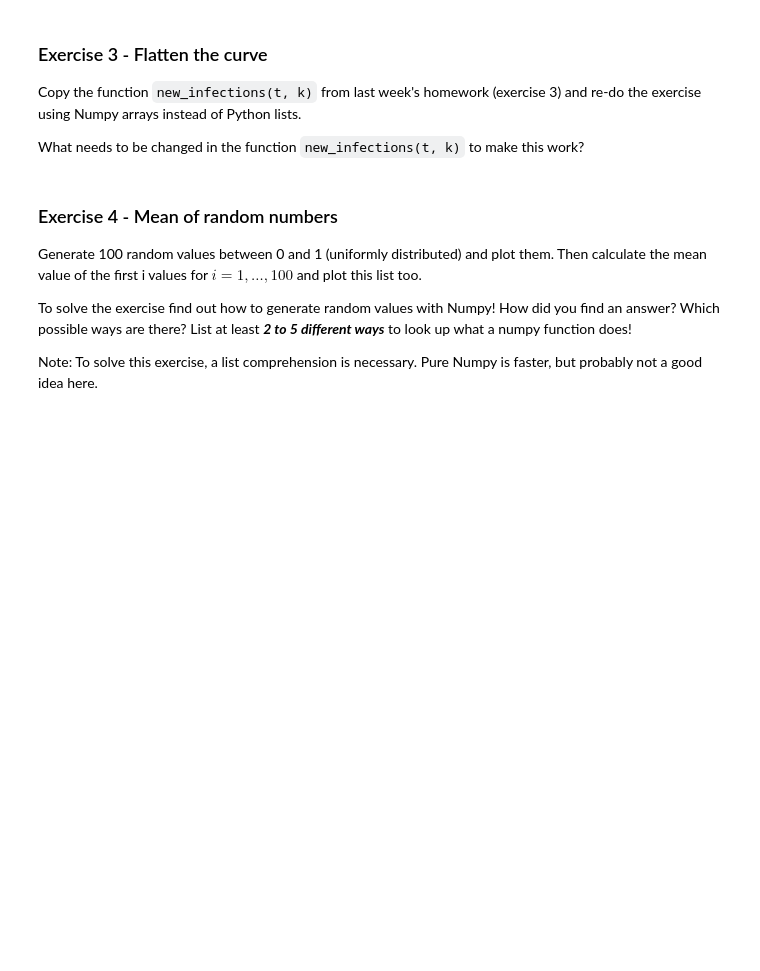
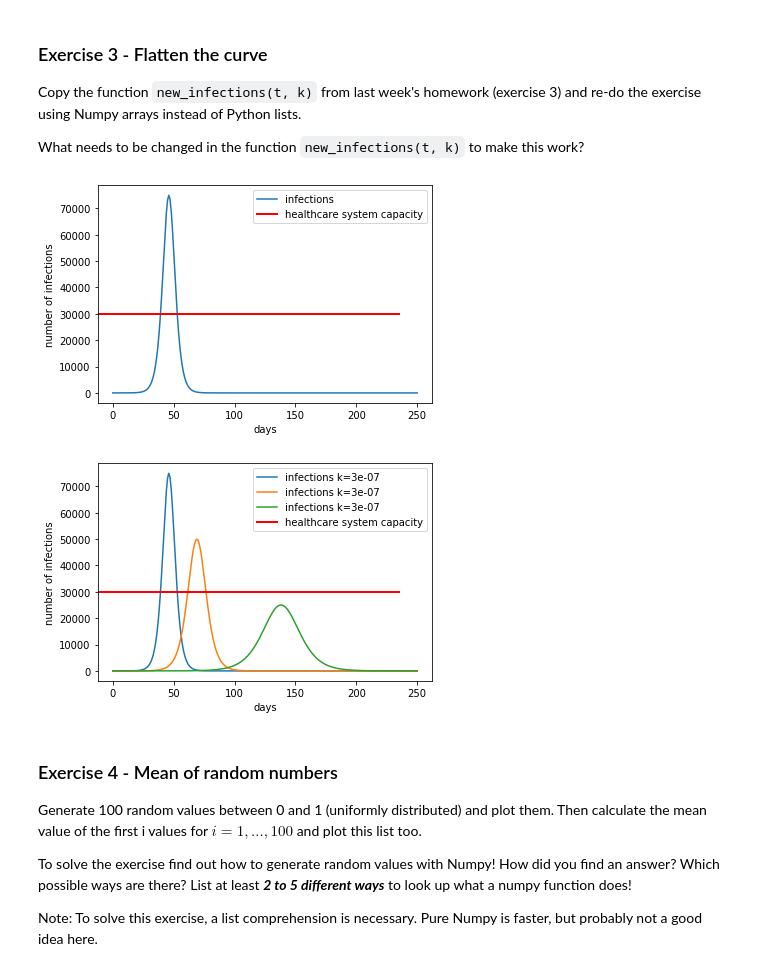
Before and after one commit to aleks-cortijo/homework-scientific-computing, a Jupyter notebook: homework04-python-scientific-ecosystem/homework04.ipynb, the cells around one changed output. Cells and saved outputs as stored; diff of their text form; code cells hidden in the pictures; blank space fills up the shorter version.

Commit message:
worked on exercise 2 and 3, flora

```diff
--- a/homework04-python-scientific-ecosystem/homework04.ipynb
+++ b/homework04-python-scientific-ecosystem/homework04.ipynb
@@ -103,3 +91,40 @@ def new_infections (t, k):
+# %%
+#finished the exercise with the plots and thed
+
+from math import e
+
+t = np.arange(251)
+P = 1000000
+k = 3 / (P * 10)
+
+def new_infections(t, k):
+    infection_number = ((e**(-k*P*t))*k*P**2*(-1+(P/1))) / ((1+(e**(-k*P*t))*(-1+(P/1)))**2)
+    return infection_number
+
+plt.plot(t,new_infections(t,k),label = 'infections')
+plt.axhline(y=30000, xmin=0, xmax=0.9, linewidth=2, color = 'r', label="healthcare system capacity")
+
+plt.xlabel('days')
+plt.ylabel('number of infections')
+
+plt.legend()
+plt.show()
+
+k1 = np.array([3/(P*10),2/(P*10),1/(P*10)])
+
+for l in k1:
+    plt.plot(t,new_infections(t,l), label='infections k=' + str(k))
+
+plt.axhline(y=30000, xmin=0, xmax=0.9, linewidth=2, color = 'r', label="healthcare system capacity")
+
+plt.xlabel('days')
+plt.ylabel('number of infections')
+
+plt.legend()
+plt.show()
+# %% [output]
+[figure, added]
+[figure, added]
 # %% [markdown]
 ### Exercise 4 - Mean of random numbers
 
```
Also changed, not shown: parts of 5 cells of this notebook.
